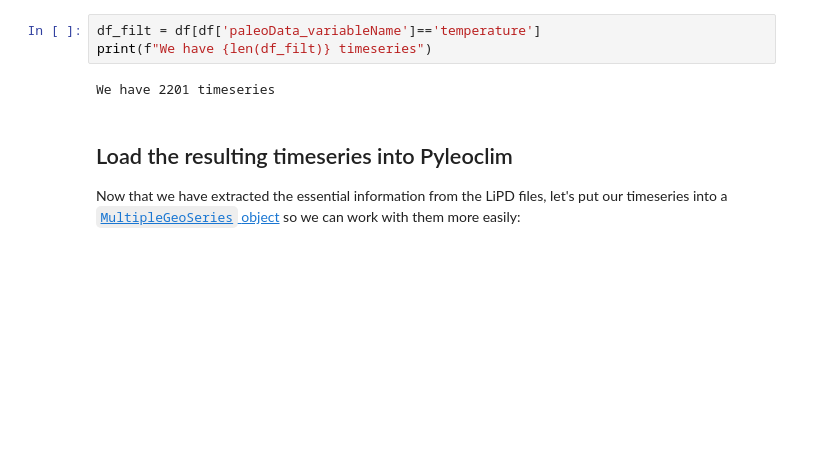
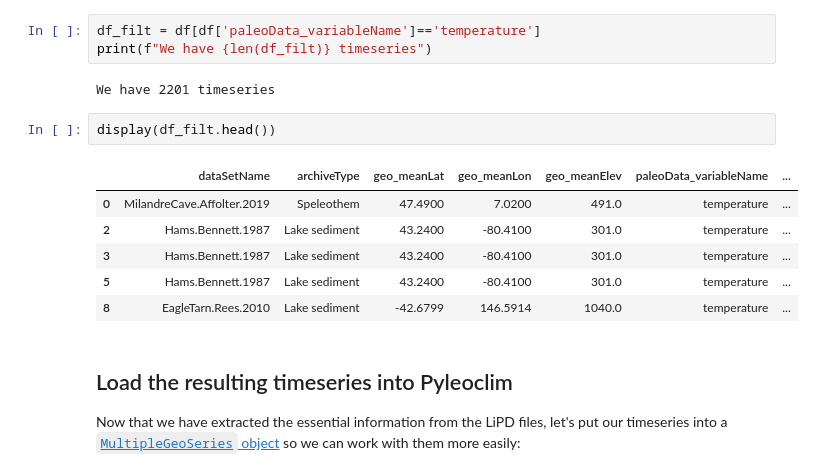
Before and after one commit to LinkedEarth/FreqFun, a Jupyter notebook: notebooks/spectral_analysis_temp12k.ipynb, the cells around one changed output. Cells and saved outputs as stored; diff of their text form; blank space fills up the shorter version.

```diff
--- a/notebooks/spectral_analysis_temp12k.ipynb
+++ b/notebooks/spectral_analysis_temp12k.ipynb
@@ -171,6 +174,15 @@ df_filt = df[df['paleoData_variableName']=='temperature']
 print(f"We have {len(df_filt)} timeseries")
 # %% [output]
 We have 2201 timeseries
+# %%
+display(df_filt.head())
+# %% [output]
+|  | dataSetName | archiveType | geo_meanLat | geo_meanLon | geo_meanElev | paleoData_variableName | ... |
+| 0 | MilandreCave.Affolter.2019 | Speleothem | 47.4900 | 7.0200 | 491.0 | temperature | ... |
+| 2 | Hams.Bennett.1987 | Lake sediment | 43.2400 | -80.4100 | 301.0 | temperature | ... |
+| 3 | Hams.Bennett.1987 | Lake sediment | 43.2400 | -80.4100 | 301.0 | temperature | ... |
+| 5 | Hams.Bennett.1987 | Lake sediment | 43.2400 | -80.4100 | 301.0 | temperature | ... |
+| 8 | EagleTarn.Rees.2010 | Lake sediment | -42.6799 | 146.5914 | 1040.0 | temperature | ... |
 # %% [markdown]
 ## Load the resulting timeseries into Pyleoclim
 
```
Also changed, not shown: parts of 3 cells of this notebook, 5 other files.
